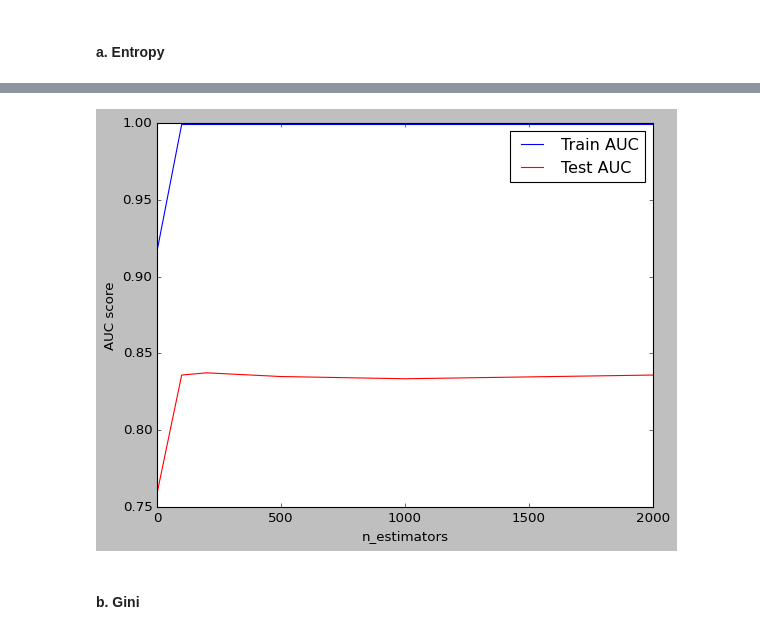
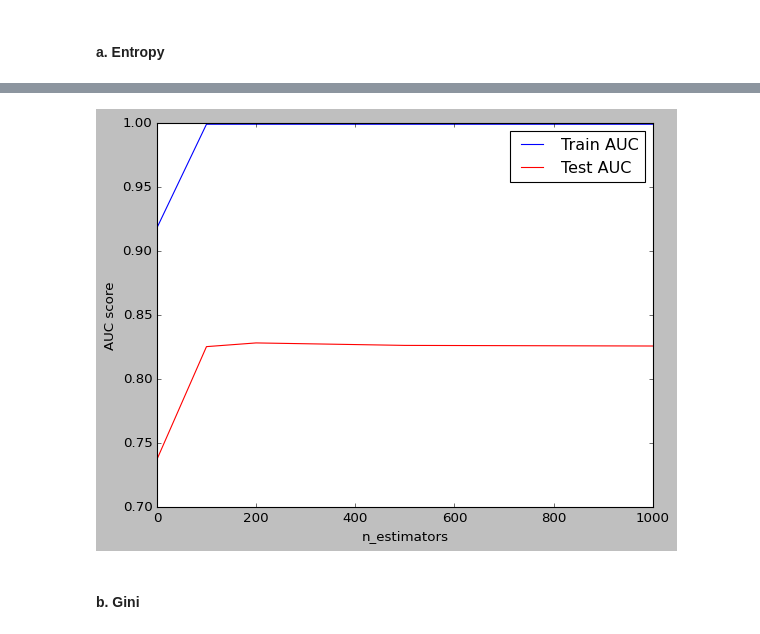
Before and after one commit to NabilahSharfina/TELCO-CUSTOMER-CHURN, a Jupyter notebook: Churn_with_SMOTE.ipynb, the cells around one changed output, grey strips where cells are left out. Cells and saved outputs as stored; diff of their text form; code cells hidden in the pictures.

```diff
--- a/Churn_with_SMOTE.ipynb
+++ b/Churn_with_SMOTE.ipynb
@@ -921,6 +984,6 @@ Referensi Model Random Forest
 # %%
 from sklearn.ensemble import RandomForestClassifier
 
-entropy = RandomForestClassifier(n_estimators=1000, criterion='entropy', random_state=0)
+entropy = RandomForestClassifier(n_estimators=200, criterion='entropy', random_state=0)
 entropy.fit(X_smote_train, Y_smote_train)
 # %% [output]
@@ -938,32 +1012,32 @@ roc_auc
 # %%
-n_estimators = [1, 100, 200, 500, 1000, 2000]
+n_estimators = [1, 100, 200, 500, 1000]
 train_results = []
 test_results = []
 
 for estimator in n_estimators:
    entropy_rf = RandomForestClassifier(criterion='entropy', random_state=0, n_estimators=estimator, n_jobs=-1)
    entropy_rf.fit(X_smote_train, Y_smote_train)
 
    x_pred_entropy = entropy_rf.predict(X_smote_train)
    false_positive_rate, true_positive_rate, thresholds = roc_curve(Y_smote_train, x_pred_entropy)
    roc_auc = auc(false_positive_rate, true_positive_rate)
    train_results.append(roc_auc)
 
    y_pred_entropy = entropy_rf.predict(X_smote_test)
    false_positive_rate, true_positive_rate, thresholds = roc_curve(Y_smote_test, y_pred_entropy)
    roc_auc = auc(false_positive_rate, true_positive_rate)
    test_results.append(roc_auc)
 
 from matplotlib.legend_handler import HandlerLine2D
 
 line1, = plt.plot(n_estimators, train_results, "b", label="Train AUC")
 line2, = plt.plot(n_estimators, test_results, "r", label="Test AUC")
 plt.legend(handler_map={line1: HandlerLine2D(numpoints=2)})
 plt.ylabel("AUC score")
 plt.xlabel("n_estimators")
 plt.show()
 # %% [output]
-[figure, old version]
+[figure, new version]
 # %% [markdown]
 #### b. Gini
 # %%
```
Also changed, not shown: parts of 90 cells of this notebook.
